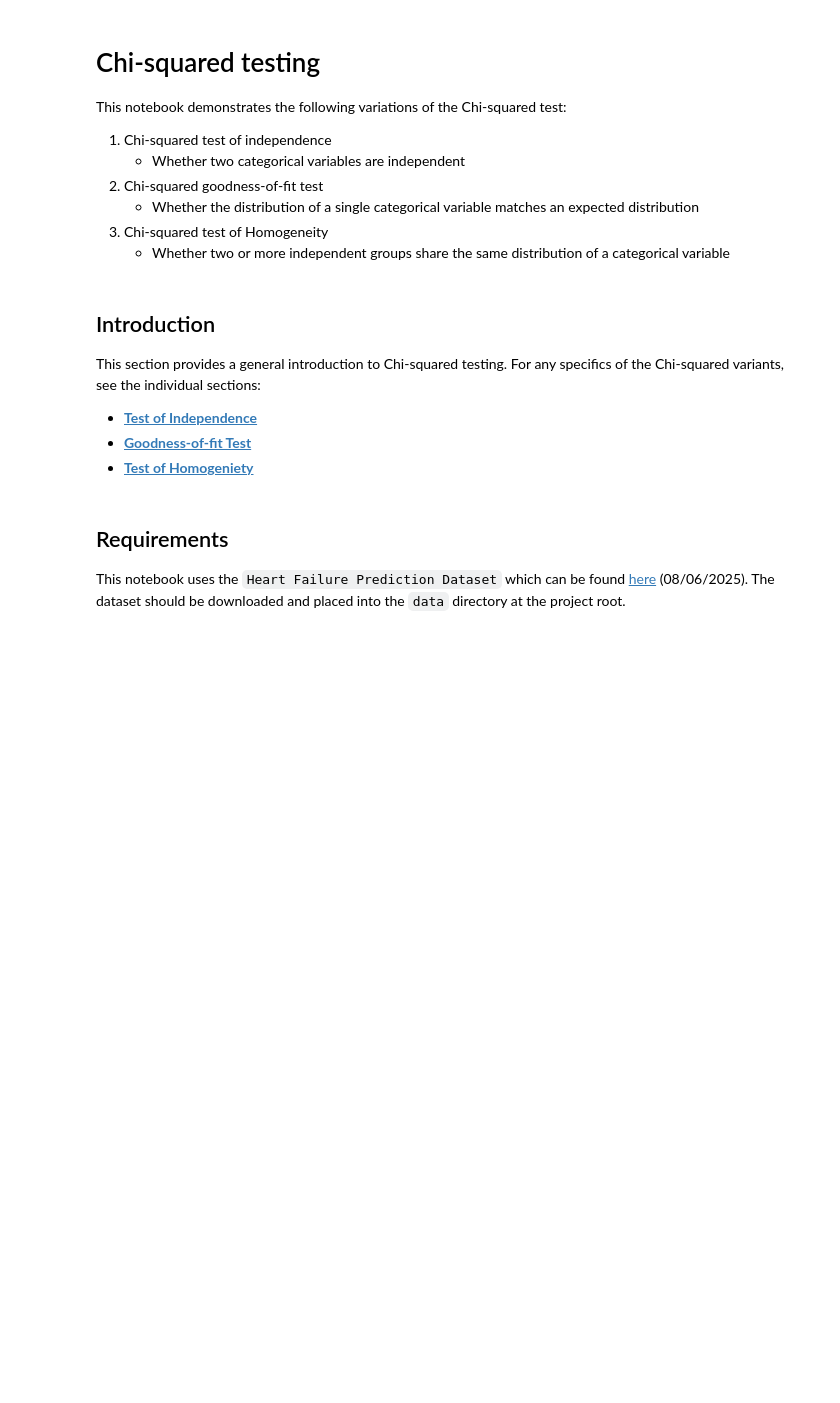
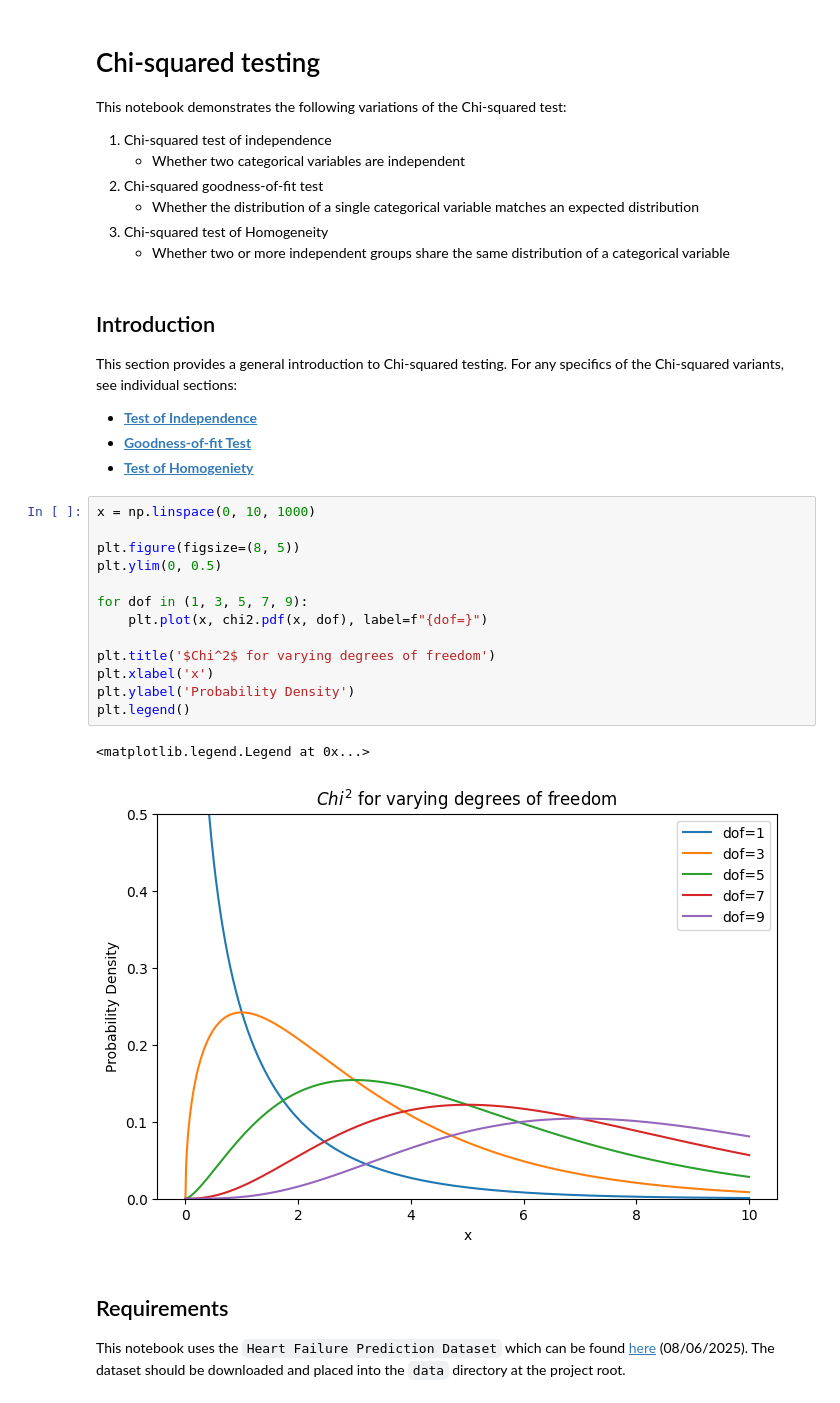
Before and after one commit to Cameron858/statistical-playground, a Jupyter notebook: notebooks/chi_squared.ipynb, the cells around one changed output. Drawn from its saved outputs; the diff is of its cells as text; blank space fills up the shorter version.

Commit message:
Plot the Chi2 distribution for various degrees of freedom.

```diff
--- a/notebooks/chi_squared.ipynb
+++ b/notebooks/chi_squared.ipynb
@@ -18,10 +18,26 @@ This notebook demonstrates the following variations of the Chi-squared test:
 # %% [markdown]
 ## Introduction
 
-This section provides a general introduction to Chi-squared testing. For any specifics of the Chi-squared variants, see the individual sections:
+This section provides a general introduction to Chi-squared testing. For any specifics of the Chi-squared variants, see individual sections:
 - [**Test of Independence**](#Test-of-Independence)
 - [**Goodness-of-fit Test**](#Goodness-of-fit-Test)
 - [**Test of Homogeniety**](#Test-of-Homogeneity)
+# %%
+x = np.linspace(0, 10, 1000)
+
+plt.figure(figsize=(8, 5))
+plt.ylim(0, 0.5)
+
+for dof in (1, 3, 5, 7, 9):
+    plt.plot(x, chi2.pdf(x, dof), label=f"{dof=}")
+
+plt.title('$Chi^2$ for varying degrees of freedom')
+plt.xlabel('x')
+plt.ylabel('Probability Density')
+plt.legend()
+# %% [output]
+<matplotlib.legend.Legend at 0x...>
+[figure, added]
 # %% [markdown]
 ## Requirements
 
```
Also changed, not shown: parts of 1 cell of this notebook.
